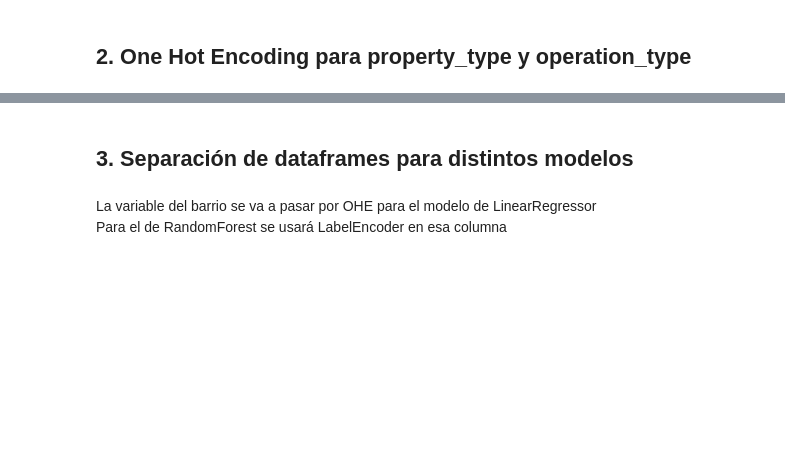
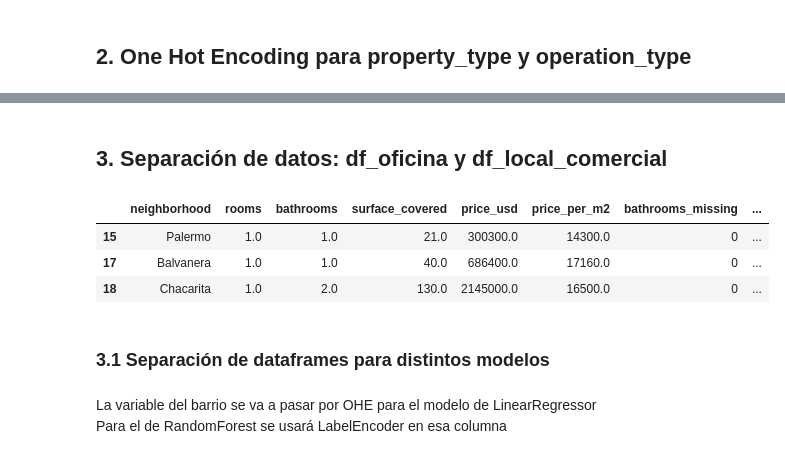
Before and after one commit to pixelciosa/Model_Price_prediction, a Jupyter notebook: notebooks/02_Model.ipynb, the cells around one changed output, grey strips where cells are left out. Cells and saved outputs as stored; diff of their text form; code cells hidden in the pictures; blank space fills up the shorter version.

```diff
--- a/notebooks/02_Model.ipynb
+++ b/notebooks/02_Model.ipynb
@@ -42,5 +86,20 @@ df.head()
+# %% [markdown]
+## 3. Separación de datos: df_oficina y df_local_comercial
+# %%
+df_oficina = df[df['property_type'] == 'Oficina'].copy()
+df_local = df[df['property_type'] == 'Local comercial'].copy()
+
+df_oficina = df_oficina.drop(columns=['property_type'])
+df_local = df_local.drop(columns=['property_type'])
+
+df_local.head(3)
+# %% [output]
+|  | neighborhood | rooms | bathrooms | surface_covered | price_usd | price_per_m2 | bathrooms_missing | ... |
+| 15 | Palermo | 1.0 | 1.0 | 21.0 | 300300.0 | 14300.0 | 0 | ... |
+| 17 | Balvanera | 1.0 | 1.0 | 40.0 | 686400.0 | 17160.0 | 0 | ... |
+| 18 | Chacarita | 1.0 | 2.0 | 130.0 | 2145000.0 | 16500.0 | 0 | ... |
 # %% [markdown]
-## 3. Separación de dataframes para distintos modelos
+### 3.1 Separación de dataframes para distintos modelos
 # %% [markdown]
 La variable del barrio se va a pasar por OHE para el modelo de LinearRegressor<br>
 Para el de RandomForest se usará LabelEncoder en esa columna
```
Also changed, not shown: parts of 33 cells of this notebook, 2 other files.
